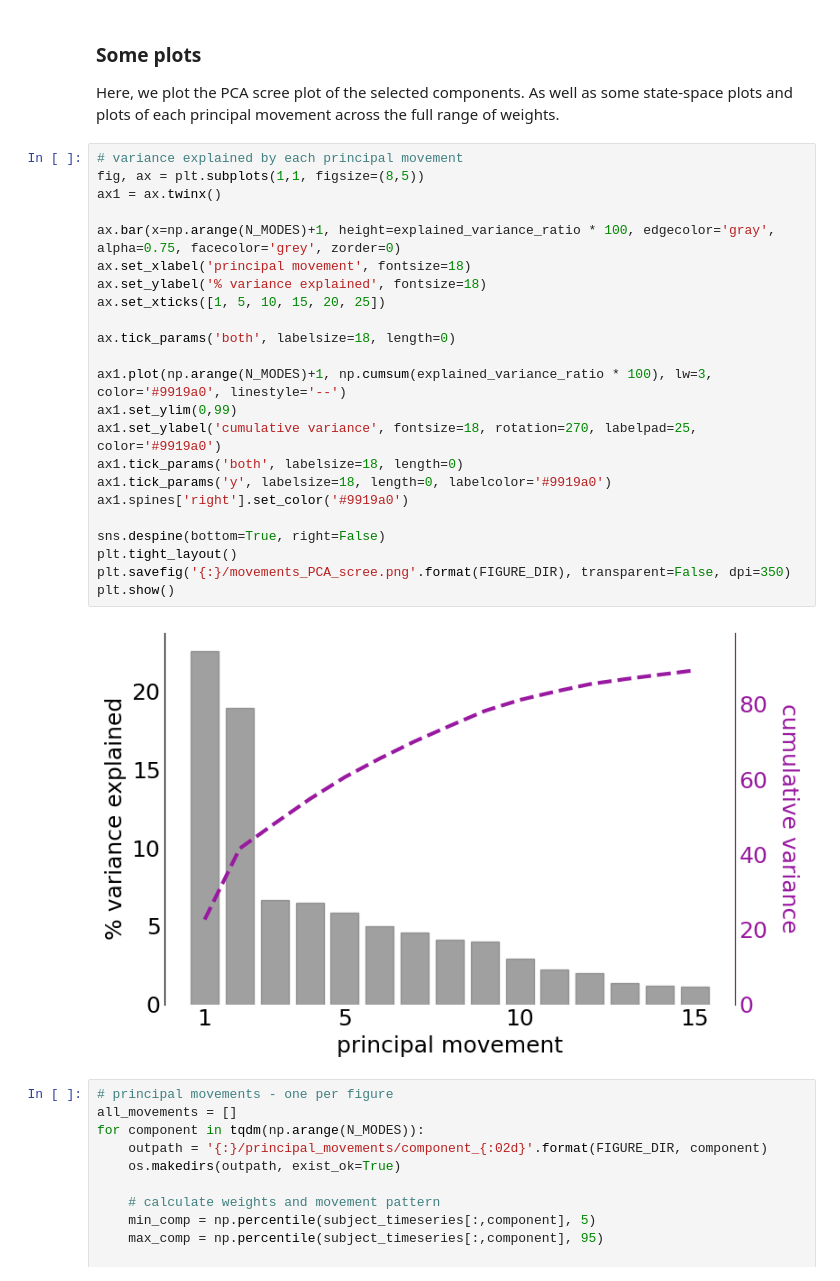
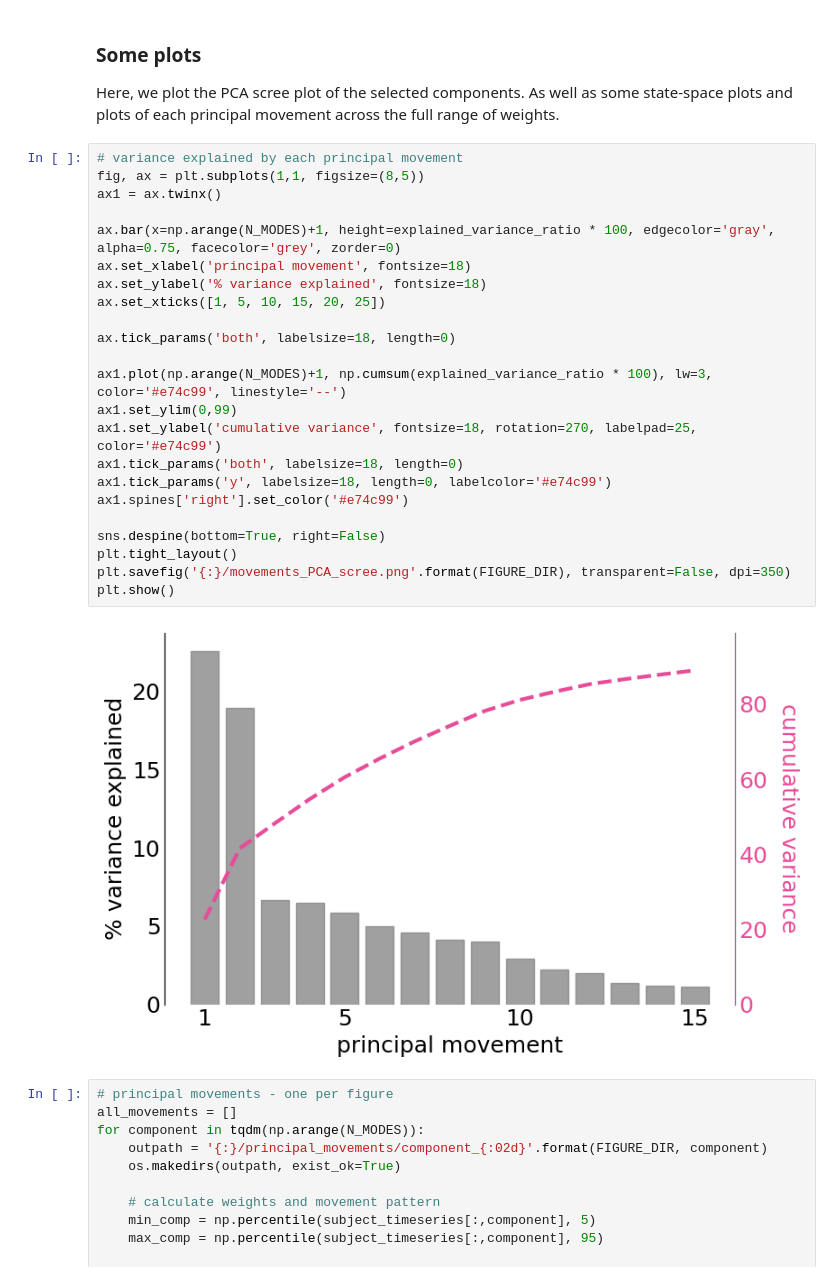
Before and after one commit to garedaba/state-space, a Jupyter notebook: PrincipalMovements.ipynb, the cells around one changed output. Saved outputs shown, nothing was run; the diff lists cells and outputs as text.

```diff
--- a/PrincipalMovements.ipynb
+++ b/PrincipalMovements.ipynb
@@ -168,28 +169,28 @@ Here, we plot the PCA scree plot of the selected components. As well as some sta
 # %%
 # variance explained by each principal movement
 fig, ax = plt.subplots(1,1, figsize=(8,5))
 ax1 = ax.twinx()
 
 ax.bar(x=np.arange(N_MODES)+1, height=explained_variance_ratio * 100, edgecolor='gray', alpha=0.75, facecolor='grey', zorder=0)
 ax.set_xlabel('principal movement', fontsize=18)
 ax.set_ylabel('% variance explained', fontsize=18)
 ax.set_xticks([1, 5, 10, 15, 20, 25])
 
 ax.tick_params('both', labelsize=18, length=0)
 
-ax1.plot(np.arange(N_MODES)+1, np.cumsum(explained_variance_ratio * 100), lw=3, color='#9919a0', linestyle='--')
+ax1.plot(np.arange(N_MODES)+1, np.cumsum(explained_variance_ratio * 100), lw=3, color='#e74c99', linestyle='--')
 ax1.set_ylim(0,99)
-ax1.set_ylabel('cumulative variance', fontsize=18, rotation=270, labelpad=25, color='#9919a0')
+ax1.set_ylabel('cumulative variance', fontsize=18, rotation=270, labelpad=25, color='#e74c99')
 ax1.tick_params('both', labelsize=18, length=0)
-ax1.tick_params('y', labelsize=18, length=0, labelcolor='#9919a0')
-ax1.spines['right'].set_color('#9919a0')
+ax1.tick_params('y', labelsize=18, length=0, labelcolor='#e74c99')
+ax1.spines['right'].set_color('#e74c99')
 
 sns.despine(bottom=True, right=False)
 plt.tight_layout()
 plt.savefig('{:}/movements_PCA_scree.png'.format(FIGURE_DIR), transparent=False, dpi=350)
 plt.show()
 # %% [output]
-[figure, old version]
+[figure, new version]
 # %%
 # principal movements - one per figure
 all_movements = []
```
Also changed, not shown: parts of 3 cells of this notebook, 3 other files.
